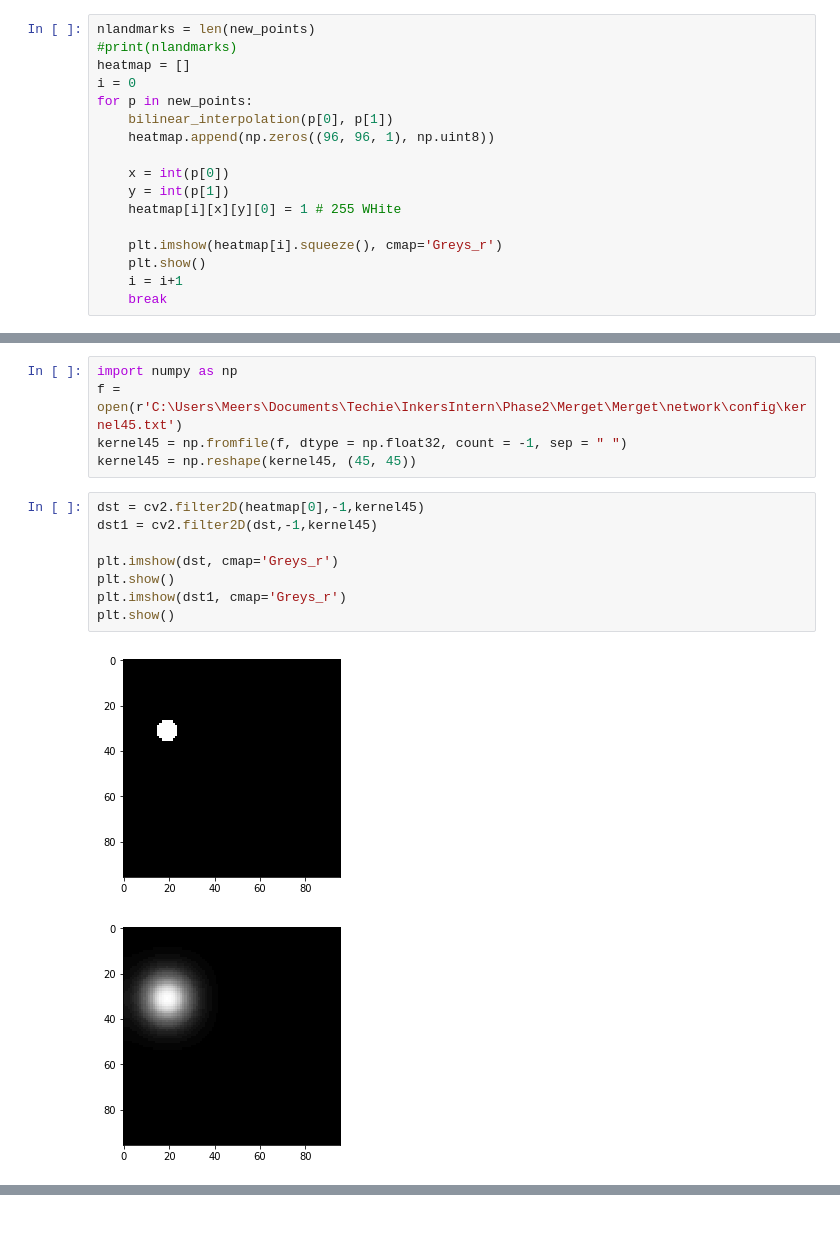
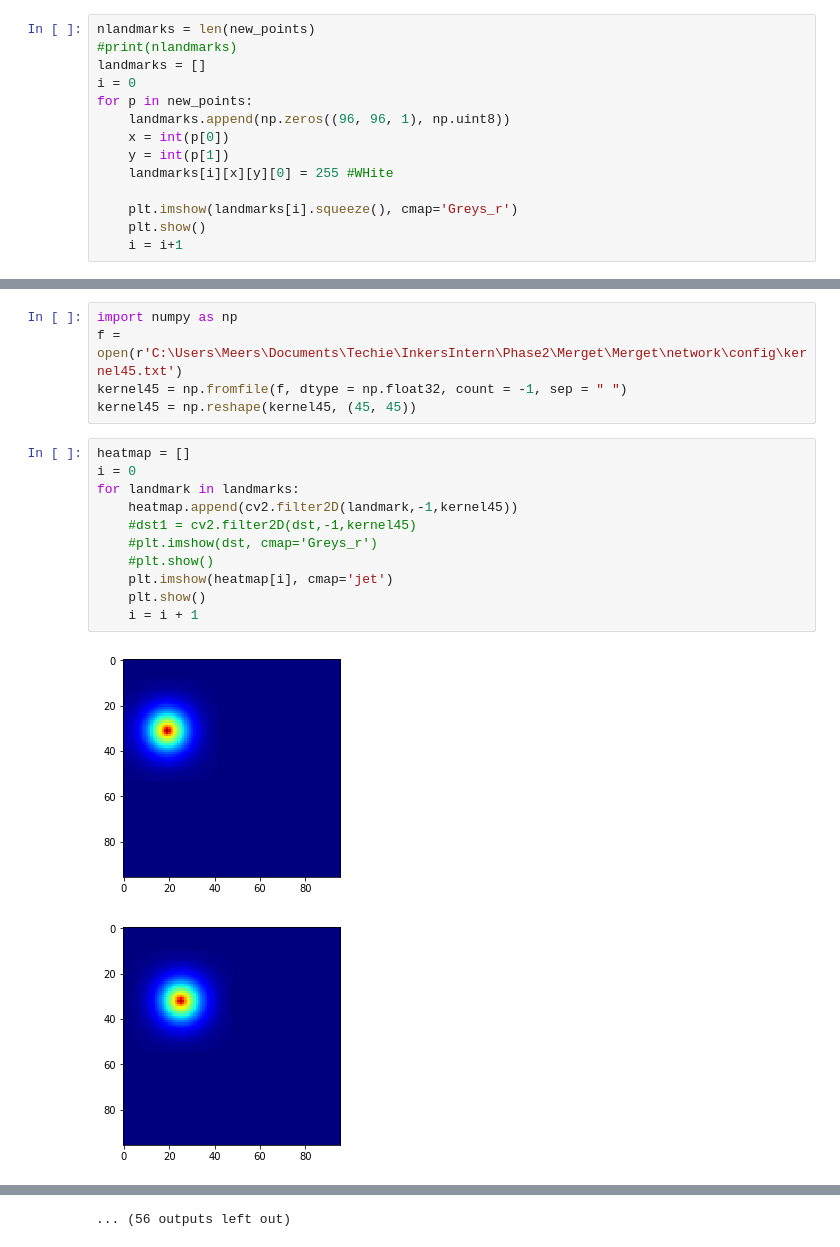
Before and after one commit to Curiousss/FLD, a Jupyter notebook: Main.ipynb, the cells around one changed output, grey strips where cells are left out. Cells and saved outputs as stored; diff of their text form.

Commit message:
68 landmarks colored kernel convolved

```diff
--- a/Main.ipynb
+++ b/Main.ipynb
@@ -88,18 +88,15 @@ def bilinear_interpolation(x, y):
 # %%
 nlandmarks = len(new_points)
 #print(nlandmarks)
-heatmap = []
+landmarks = []
 i = 0
 for p in new_points:
-    bilinear_interpolation(p[0], p[1])
-    heatmap.append(np.zeros((96, 96, 1), np.uint8))
-
+    landmarks.append(np.zeros((96, 96, 1), np.uint8))
     x = int(p[0])
     y = int(p[1])
-    heatmap[i][x][y][0] = 1 # 255 WHite
+    landmarks[i][x][y][0] = 255 #WHite
 
-    plt.imshow(heatmap[i].squeeze(), cmap='Greys_r')
+    plt.imshow(landmarks[i].squeeze(), cmap='Greys_r')
     plt.show()
     i = i+1
-    break
 # %% [output]
@@ -112,13 +119,16 @@ f = open(r'C:\Users\Meers\Documents\Techie\InkersIntern\Phase2\Merget\Merget\net
 kernel45 = np.fromfile(f, dtype = np.float32, count = -1, sep = " ")
 kernel45 = np.reshape(kernel45, (45, 45))
 # %%
-dst = cv2.filter2D(heatmap[0],-1,kernel45)
-dst1 = cv2.filter2D(dst,-1,kernel45)
-
-plt.imshow(dst, cmap='Greys_r')
-plt.show()
-plt.imshow(dst1, cmap='Greys_r')
-plt.show()
+heatmap = []
+i = 0
+for landmark in landmarks:
+    heatmap.append(cv2.filter2D(landmark,-1,kernel45))
+    #dst1 = cv2.filter2D(dst,-1,kernel45)
+    #plt.imshow(dst, cmap='Greys_r')
+    #plt.show()
+    plt.imshow(heatmap[i], cmap='jet')
+    plt.show()
+    i = i + 1
 # %% [output]
-[figure, old version]
+[figure, new version]
-[figure, old version]
+[figure, new version]
@@ -124,0 +145 @@ plt.show()
+... (56 outputs left out)
```
Also changed, not shown: parts of 6 cells of this notebook.
